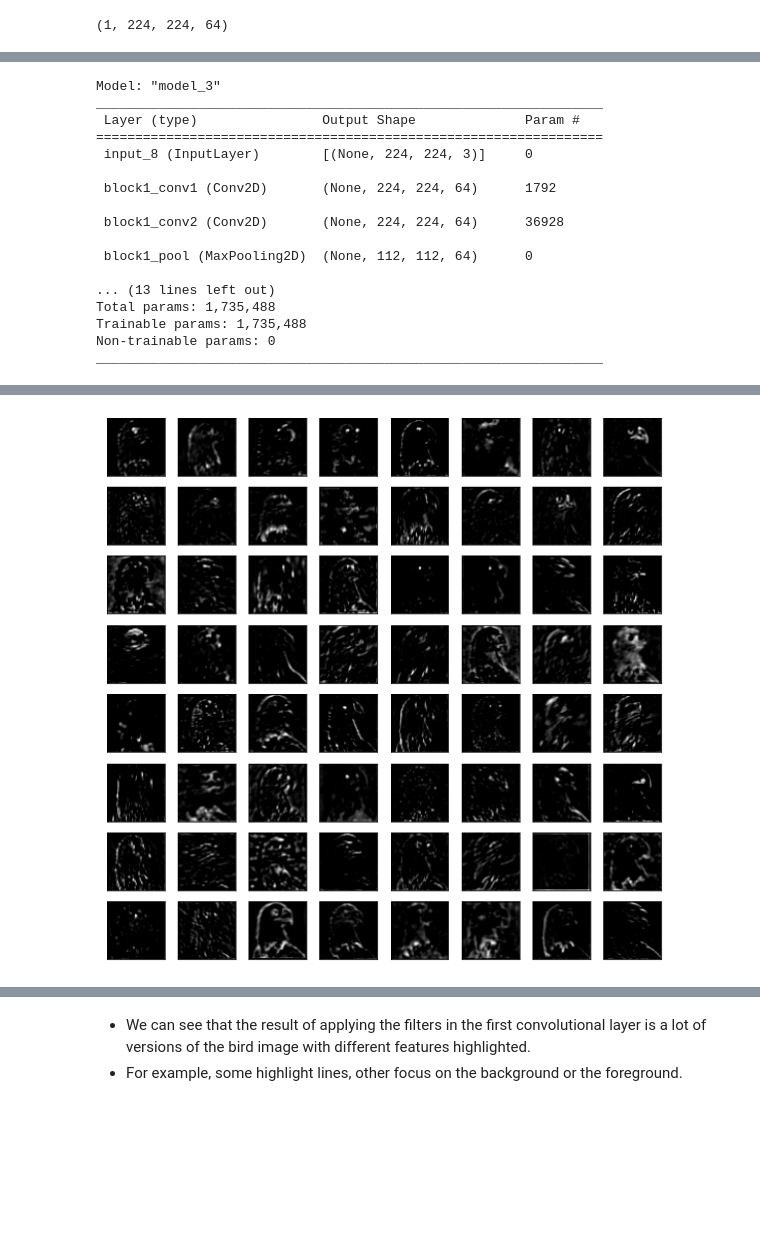
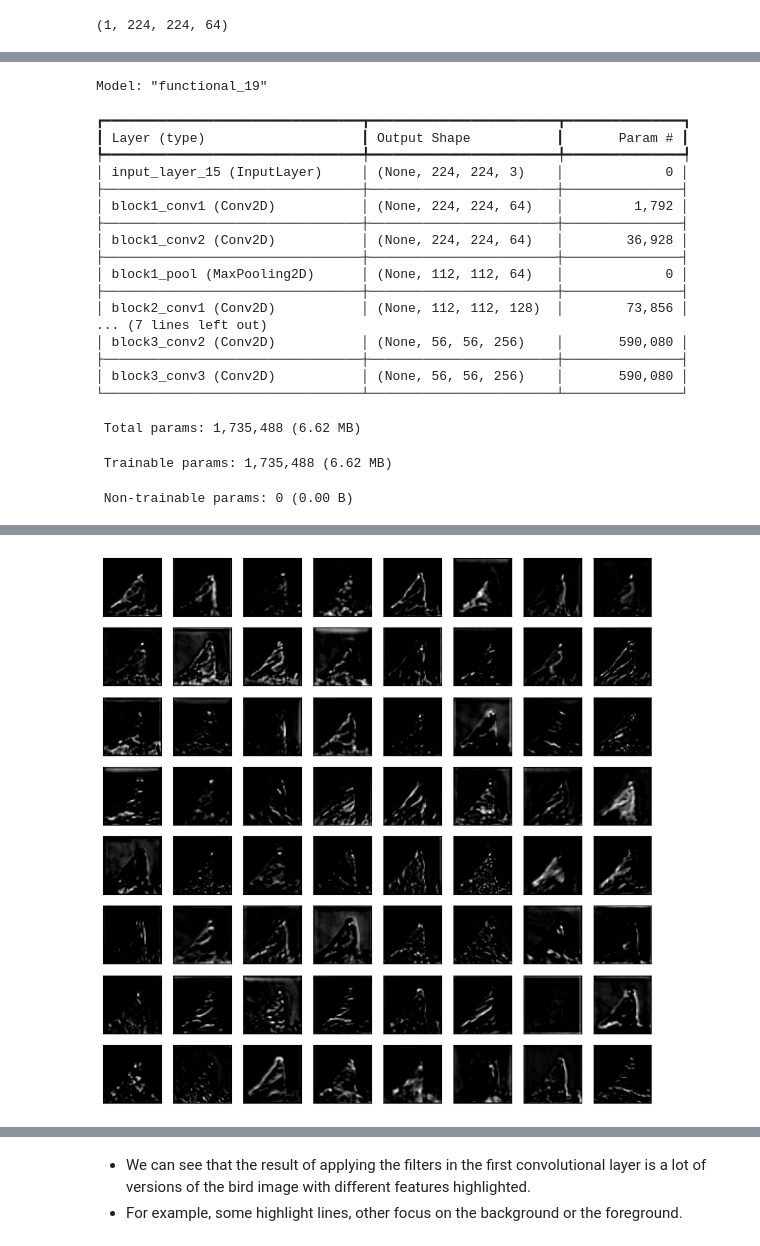
Before and after one commit to rtajeong/AI_Cluster_MSAC, a Jupyter notebook: lab_61_cats_and_dogs_transfer_2025.ipynb, the cells around one changed output, grey strips where cells are left out. Saved outputs shown, nothing was run; the diff lists cells and outputs as text; code cells hidden in the pictures; blank space fills up the shorter version.

```diff
--- a/lab_61_cats_and_dogs_transfer_2025.ipynb
+++ b/lab_61_cats_and_dogs_transfer_2025.ipynb
@@ -954,7 +1038,7 @@ model = models.Model(inputs=model.inputs, outputs=model.layers[1].output)
 # %%
 # load the image with the required shape
 from keras.preprocessing.image import load_img
-img = load_img('eagle.jpg', target_size=(224, 224))
+img = load_img('bird.jpg', target_size=(224, 224))
 # %%
 plt.imshow(img)
 # %% [output]
@@ -1010,7 +1096,7 @@ model = VGG16()
 model = Model(inputs=model.inputs, outputs=model.layers[3].output)
 model.summary()
 # load the image with the required shape
-img = load_img('eagle.jpg', target_size=(224, 224))
+img = load_img('bird.jpg', target_size=(224, 224))
 # convert the image to an array
 img = img_to_array(img)
 # expand dimensions so that it represents a single 'sample'
@@ -1059,7 +1144,7 @@ model = VGG16()
 model = Model(inputs=model.inputs, outputs=model.layers[9].output)
 model.summary()
 # load the image with the required shape
-img = load_img('eagle.jpg', target_size=(224, 224))
+img = load_img('bird.jpg', target_size=(224, 224))
 # convert the image to an array
 img = img_to_array(img)
 # expand dimensions so that it represents a single 'sample'
@@ -1084,20 +1169,24 @@ for _ in range(square):
 # show the figure
 pyplot.show()
 # %% [output]
-Model: "model_3"
-_________________________________________________________________
- Layer (type)                Output Shape              Param #
-=================================================================
- input_8 (InputLayer)        [(None, 224, 224, 3)]     0
-
- block1_conv1 (Conv2D)       (None, 224, 224, 64)      1792
-
- block1_conv2 (Conv2D)       (None, 224, 224, 64)      36928
-
- block1_pool (MaxPooling2D)  (None, 112, 112, 64)      0
-
-... (13 lines left out)
-Total params: 1,735,488
-Trainable params: 1,735,488
-Non-trainable params: 0
-_________________________________________________________________
+Model: "functional_19"
+┏━━━━━━━━━━━━━━━━━━━━━━━━━━━━━━━━━┳━━━━━━━━━━━━━━━━━━━━━━━━┳━━━━━━━━━━━━━━━┓
+┃ Layer (type)                    ┃ Output Shape           ┃       Param # ┃
+┡━━━━━━━━━━━━━━━━━━━━━━━━━━━━━━━━━╇━━━━━━━━━━━━━━━━━━━━━━━━╇━━━━━━━━━━━━━━━┩
+│ input_layer_15 (InputLayer)     │ (None, 224, 224, 3)    │             0 │
+├─────────────────────────────────┼────────────────────────┼───────────────┤
+│ block1_conv1 (Conv2D)           │ (None, 224, 224, 64)   │         1,792 │
+├─────────────────────────────────┼────────────────────────┼───────────────┤
+│ block1_conv2 (Conv2D)           │ (None, 224, 224, 64)   │        36,928 │
+├─────────────────────────────────┼────────────────────────┼───────────────┤
+│ block1_pool (MaxPooling2D)      │ (None, 112, 112, 64)   │             0 │
+├─────────────────────────────────┼────────────────────────┼───────────────┤
+│ block2_conv1 (Conv2D)           │ (None, 112, 112, 128)  │        73,856 │
+... (7 lines left out)
+│ block3_conv2 (Conv2D)           │ (None, 56, 56, 256)    │       590,080 │
+├─────────────────────────────────┼────────────────────────┼───────────────┤
+│ block3_conv3 (Conv2D)           │ (None, 56, 56, 256)    │       590,080 │
+└─────────────────────────────────┴────────────────────────┴───────────────┘
+ Total params: 1,735,488 (6.62 MB)
+ Trainable params: 1,735,488 (6.62 MB)
+ Non-trainable params: 0 (0.00 B)
@@ -1104,3 +1194,3 @@ _________________________________________________________________
-[figure, old version]
+[figure, new version]
 # %%
 VGG16().layers
```
Also changed, not shown: parts of 33 cells of this notebook.
